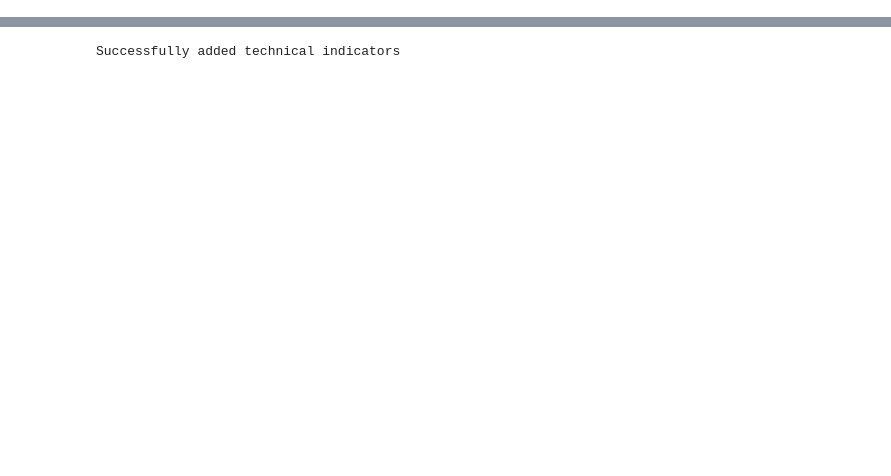
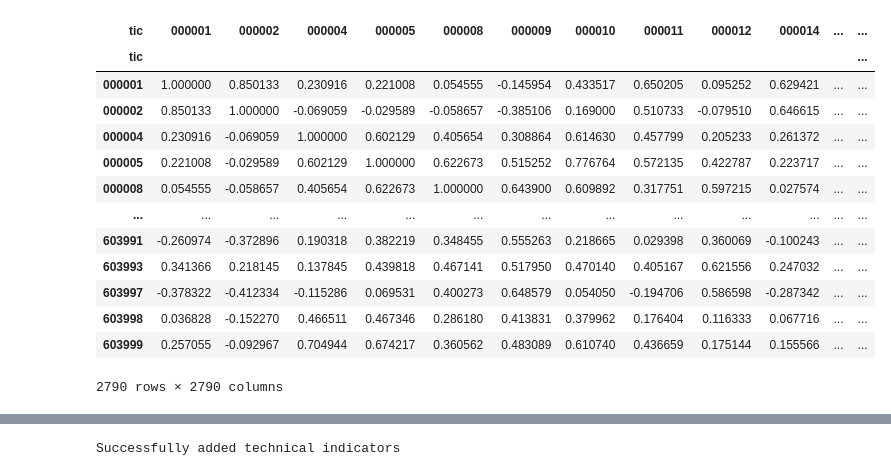
Before and after one commit to xtwxfxk/left5, a Jupyter notebook: stock/xx-with-bt.ipynb, the cells around one changed output, grey strips where cells are left out. Saved outputs shown, nothing was run; the diff lists cells and outputs as text; code cells hidden in the pictures; blank space fills up the shorter version.

```diff
--- a/stock/xx-with-bt.ipynb
+++ b/stock/xx-with-bt.ipynb
@@ -69,3 +105,20 @@ corr = dd.cov().corr()
+# %%
+corr
+# %% [output]
+| tic | 000001 | 000002 | 000004 | 000005 | 000008 | 000009 | 000010 | 000011 | 000012 | 000014 | ... | ... |
+| tic |  |  |  |  |  |  |  |  |  |  |  | ... |
+| 000001 | 1.000000 | 0.850133 | 0.230916 | 0.221008 | 0.054555 | -0.145954 | 0.433517 | 0.650205 | 0.095252 | 0.629421 | ... | ... |
+| 000002 | 0.850133 | 1.000000 | -0.069059 | -0.029589 | -0.058657 | -0.385106 | 0.169000 | 0.510733 | -0.079510 | 0.646615 | ... | ... |
+| 000004 | 0.230916 | -0.069059 | 1.000000 | 0.602129 | 0.405654 | 0.308864 | 0.614630 | 0.457799 | 0.205233 | 0.261372 | ... | ... |
+| 000005 | 0.221008 | -0.029589 | 0.602129 | 1.000000 | 0.622673 | 0.515252 | 0.776764 | 0.572135 | 0.422787 | 0.223717 | ... | ... |
+| 000008 | 0.054555 | -0.058657 | 0.405654 | 0.622673 | 1.000000 | 0.643900 | 0.609892 | 0.317751 | 0.597215 | 0.027574 | ... | ... |
+| ... | ... | ... | ... | ... | ... | ... | ... | ... | ... | ... | ... | ... |
+| 603991 | -0.260974 | -0.372896 | 0.190318 | 0.382219 | 0.348455 | 0.555263 | 0.218665 | 0.029398 | 0.360069 | -0.100243 | ... | ... |
+| 603993 | 0.341366 | 0.218145 | 0.137845 | 0.439818 | 0.467141 | 0.517950 | 0.470140 | 0.405167 | 0.621556 | 0.247032 | ... | ... |
+| 603997 | -0.378322 | -0.412334 | -0.115286 | 0.069531 | 0.400273 | 0.648579 | 0.054050 | -0.194706 | 0.586598 | -0.287342 | ... | ... |
+| 603998 | 0.036828 | -0.152270 | 0.466511 | 0.467346 | 0.286180 | 0.413831 | 0.379962 | 0.176404 | 0.116333 | 0.067716 | ... | ... |
+| 603999 | 0.257055 | -0.092967 | 0.704944 | 0.674217 | 0.360562 | 0.483089 | 0.610740 | 0.436659 | 0.175144 | 0.155566 | ... | ... |
+2790 rows × 2790 columns
 # %%
 # corr.style.background_gradient(cmap='coolwarm')
 # %%
```
Also changed, not shown: parts of 24 cells of this notebook, 9 other files.
